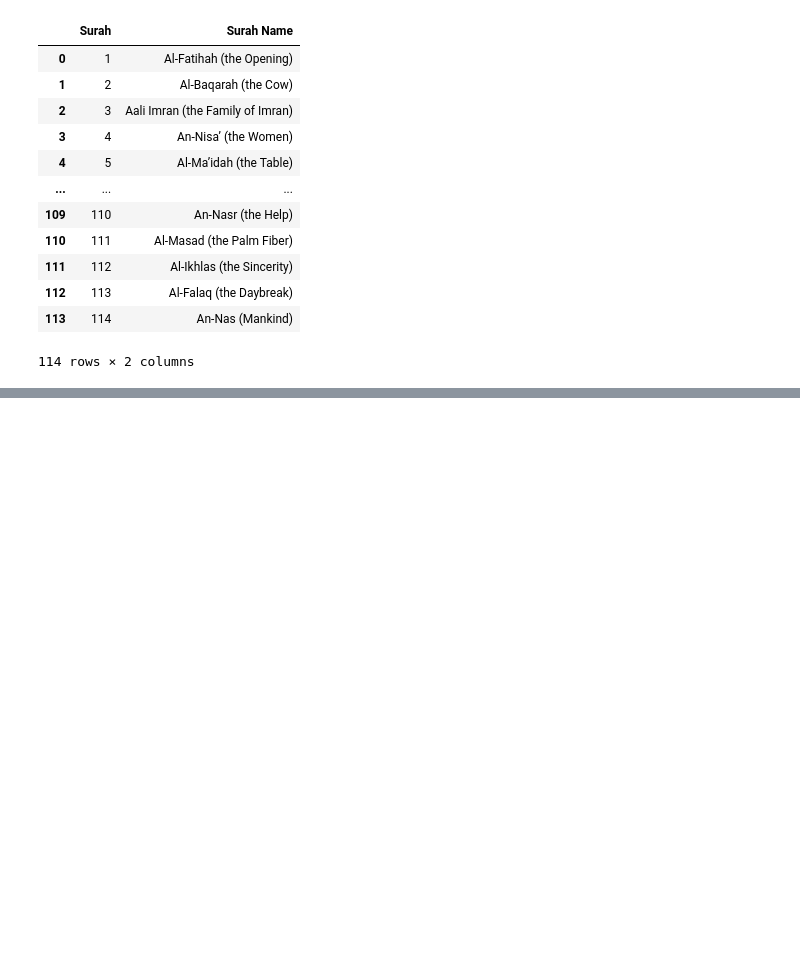
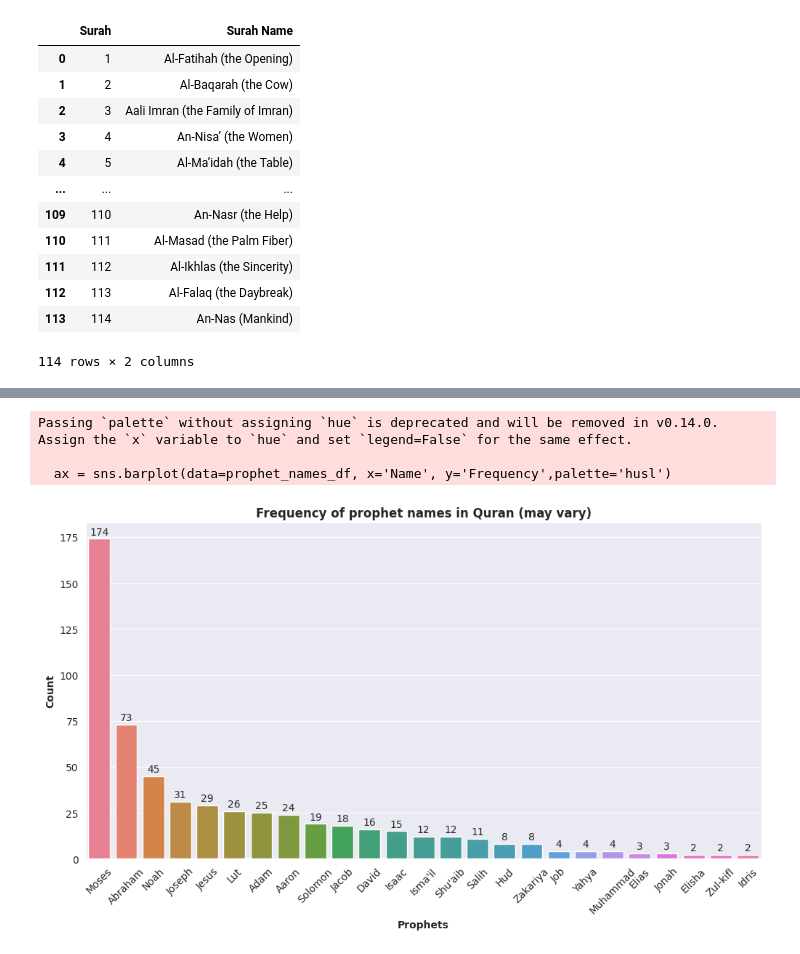
Before and after one commit to achmadardanip/Al-Qur-an-Exploratory-Data-Analysis-EDA-Text-Analysis---English-Arabic, a Jupyter notebook: notebooks/Exploring_the_Word_of_Allah_Data_Driven_Insights_into_the_Quran_(English).ipynb, the cells around one changed output, grey strips where cells are left out. Cells and saved outputs as stored; diff of their text form; code cells hidden in the pictures; blank space fills up the shorter version.

```diff
--- a/notebooks/Exploring_the_Word_of_Allah_Data_Driven_Insights_into_the_Quran_(English).ipynb
+++ b/notebooks/Exploring_the_Word_of_Allah_Data_Driven_Insights_into_the_Quran_(English).ipynb
@@ -24,7 +81,7 @@ import re
 # %% [markdown]
 Import dataset yang berisi ayat-ayat alquran beserta nomor surah dan nomor ayat
 # %%
-quran_english = pd.read_csv('/kaggle/input/the-holy-quran/en.yusufali.csv')
+quran_english = pd.read_csv('/workspaces/codespaces-jupyter/data/the-holy-quran/en.yusufali.csv')
 
 quran_english
 # %% [output]
@@ -50,0 +103,6 @@ NameError: name 'df' is not defined
+# %%
+quran_english.shapetotal_surahs = quran_english['Surah'].nunique()
+total_ayahs = quran_english.shape[0]
+total_surahs = quran_english.shapetotal_surahs
+
+total_surahs, total_ayahs
@@ -102,0 +407,20 @@ Menggabungkan dataframe nama surah dengan dataframe quran pada nomor surah
+# %%
+# Membuat diagram frekuensi nama para nabi
+plt.figure(figsize=(12,6))
+sns.set_style('darkgrid')
+ax = sns.barplot(data=prophet_names_df, x='Name', y='Frequency',palette='husl')
+
+for container in ax.containers:
+    ax.bar_label(container, size=10, padding=2)
+
+ax.set_title("Frequency of prophet names in Quran (may vary)", fontweight='bold', fontsize=12)
+ax.set_ylabel("Count", fontweight='bold')
+ax.set_xlabel("Prophets", fontweight='bold')
+ax.tick_params('x', rotation=45)
+
+plt.show()
+# %% [output]
+Passing `palette` without assigning `hue` is deprecated and will be removed in v0.14.0. Assign the `x` variable to `hue` and set `legend=False` for the same effect.
+
+  ax = sns.barplot(data=prophet_names_df, x='Name', y='Frequency',palette='husl')
+[figure, added]
```
Also changed, not shown: parts of 64 cells of this notebook, 6 other files.
